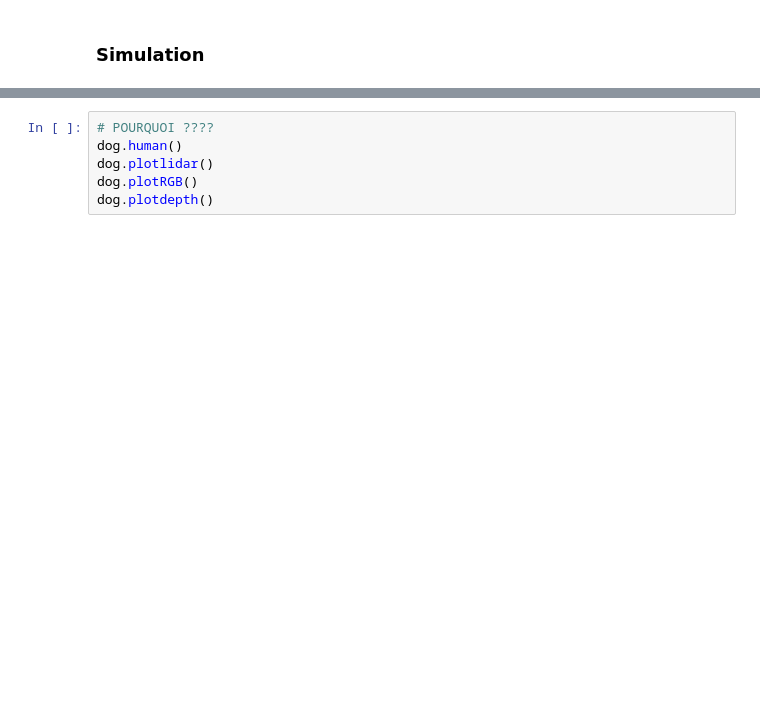
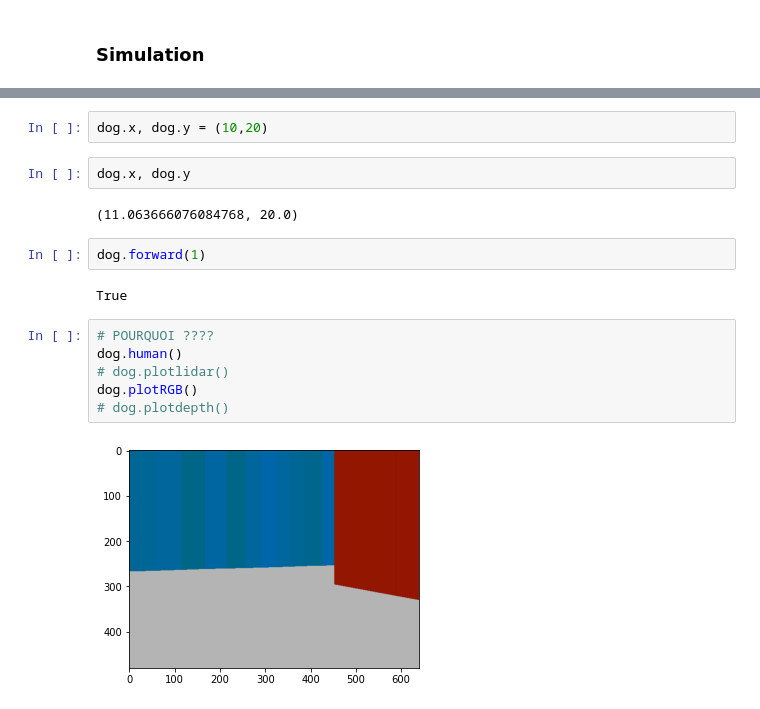
Before and after one commit to anouarelaidi/dogsimulation, a Jupyter notebook: Projet info.ipynb, the cells around one changed output, grey strips where cells are left out. Cells and saved outputs as stored; diff of their text form; blank space fills up the shorter version.

```diff
--- a/Projet info.ipynb
+++ b/Projet info.ipynb
@@ -86,8 +161,20 @@ KeyboardInterrupt:
+# %%
+dog.x, dog.y = (10,20)
+# %%
+dog.x, dog.y
+# %% [output]
+(11.063666076084768, 20.0)
+# %%
+dog.forward(1)
+# %% [output]
+True
 # %%
 # POURQUOI ????
 dog.human()
-dog.plotlidar()
+# dog.plotlidar()
 dog.plotRGB()
-dog.plotdepth()
+# dog.plotdepth()
+# %% [output]
+[figure, added]
 # %%
 #plotting the map with imshow
```
Also changed, not shown: parts of 14 cells of this notebook, 3 other files.
